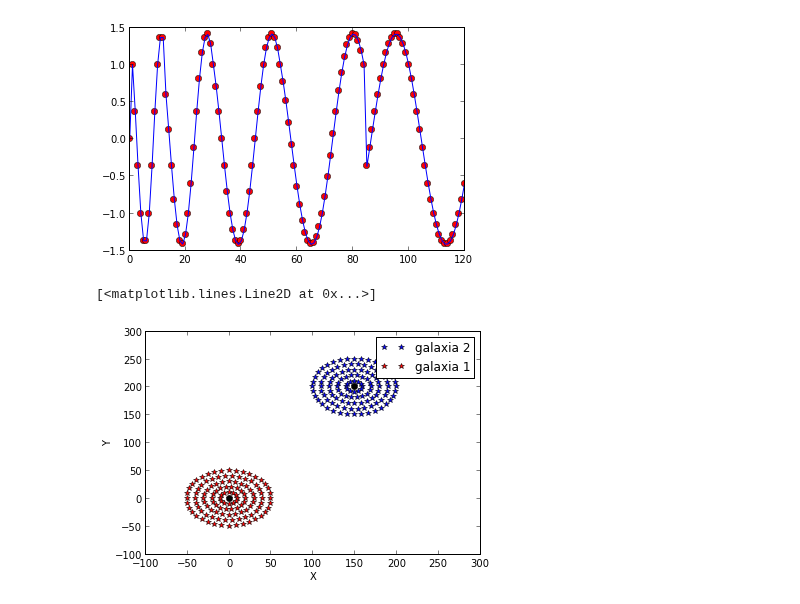
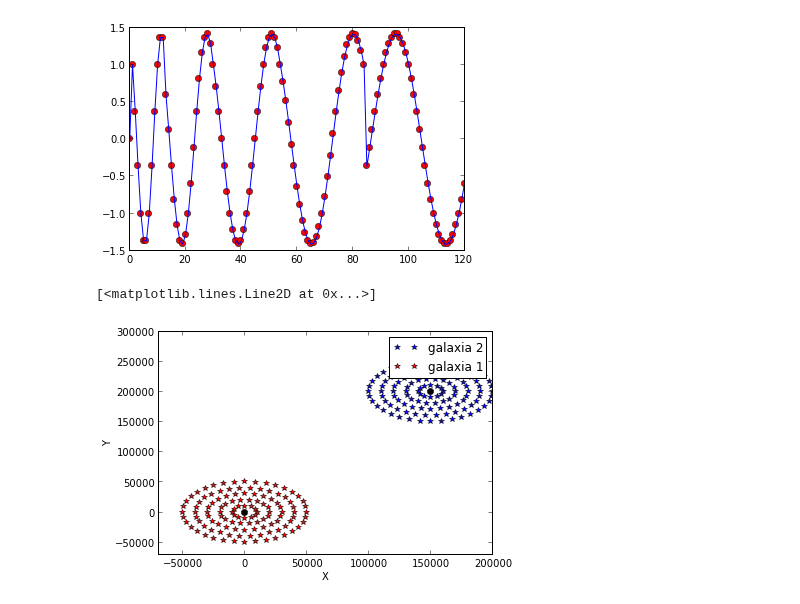
Before and after one commit to daniel-lozano/tarea6, a Jupyter notebook: datos_iniciales.ipynb, the cells around one changed output. Cells and saved outputs as stored; diff of their text form; code cells hidden in the pictures.

```diff
--- a/datos_iniciales.ipynb
+++ b/datos_iniciales.ipynb
@@ -115,32 +119,33 @@ print v[0]
 # %%
 x_=archivo1[:,1]
 y_=archivo1[:,2]
 vx_=archivo1[:,3]
 vy_=archivo1[:,4]
 
 
 #orbita 1, prueva de si estan bien
 x1_=np.empty(12)
 vx1_=np.empty(12)
 y1_=np.empty(12)
 vy1_=np.empty(12)
 #orbita 1
 for i in range (12):
     x1_[i]=x_[i+1]
     y1_[i]=y_[i+1]
     vx1_[i]=vx_[i+1]
     vy1_[i]=vy_[i+1]
 
 plot(x_,y_,"*b",label="galaxia 2")
 plot(x,y,"*r",label="galaxia 1")
-xlim(-100,300)
-ylim(-100,300)
+
 xlabel("X")
 ylabel("Y")
 savefig("2galaxias")
 legend()
+xlim(-70000,200000)
+ylim(-70000,300000)
 plot(x[0],y[0],"ko")
 plot(x_[0],y_[0],"ko")
 # %% [output]
 [<matplotlib.lines.Line2D at 0x...>]
-[figure, old version]
+[figure, new version]
```
Also changed, not shown: parts of 4 cells of this notebook, 13 other files.
